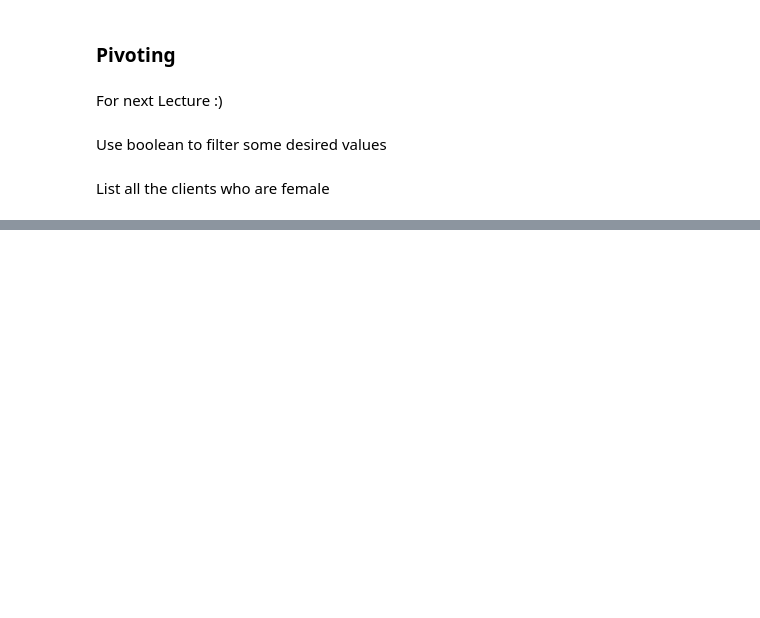
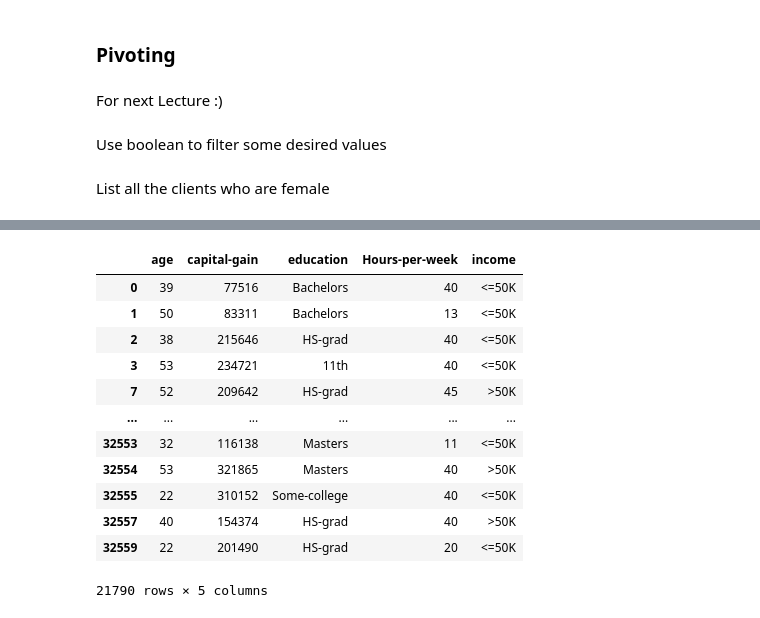
Before and after one commit to lenri001/Introduction-to-Data-Analysis, a Jupyter notebook: Lecture 2/Introduction to Pandas.ipynb, the cells around one changed output, grey strips where cells are left out. Cells and saved outputs as stored; diff of their text form; code cells hidden in the pictures; blank space fills up the shorter version.

```diff
--- a/Lecture 2/Introduction to Pandas.ipynb
+++ b/Lecture 2/Introduction to Pandas.ipynb
@@ -87,2 +240,16 @@ df['education'][df.sex == ' Female']
 # %%
-df[['age', 'workclass', 'capital-gain', 'education', 'marital-status', 'Hours-per-week', 'income']][df.sex == ' Male']
+df[['age', 'capital-gain', 'education',  'Hours-per-week', 'income']][df.sex == ' Male']
+# %% [output]
+|  | age | capital-gain | education | Hours-per-week | income |
+| 0 | 39 | 77516 | Bachelors | 40 | <=50K |
+| 1 | 50 | 83311 | Bachelors | 13 | <=50K |
+| 2 | 38 | 215646 | HS-grad | 40 | <=50K |
+| 3 | 53 | 234721 | 11th | 40 | <=50K |
+| 7 | 52 | 209642 | HS-grad | 45 | >50K |
+| ... | ... | ... | ... | ... | ... |
+| 32553 | 32 | 116138 | Masters | 11 | <=50K |
+| 32554 | 53 | 321865 | Masters | 40 | >50K |
+| 32555 | 22 | 310152 | Some-college | 40 | <=50K |
+| 32557 | 40 | 154374 | HS-grad | 40 | >50K |
+| 32559 | 22 | 201490 | HS-grad | 20 | <=50K |
+21790 rows × 5 columns
```
Also changed, not shown: parts of 43 cells of this notebook, 3 other files.
